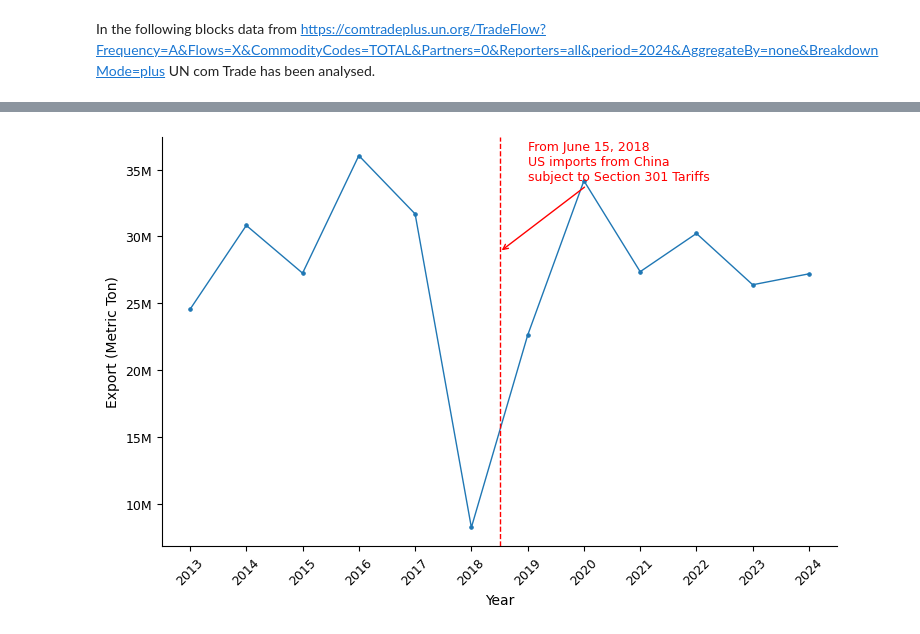
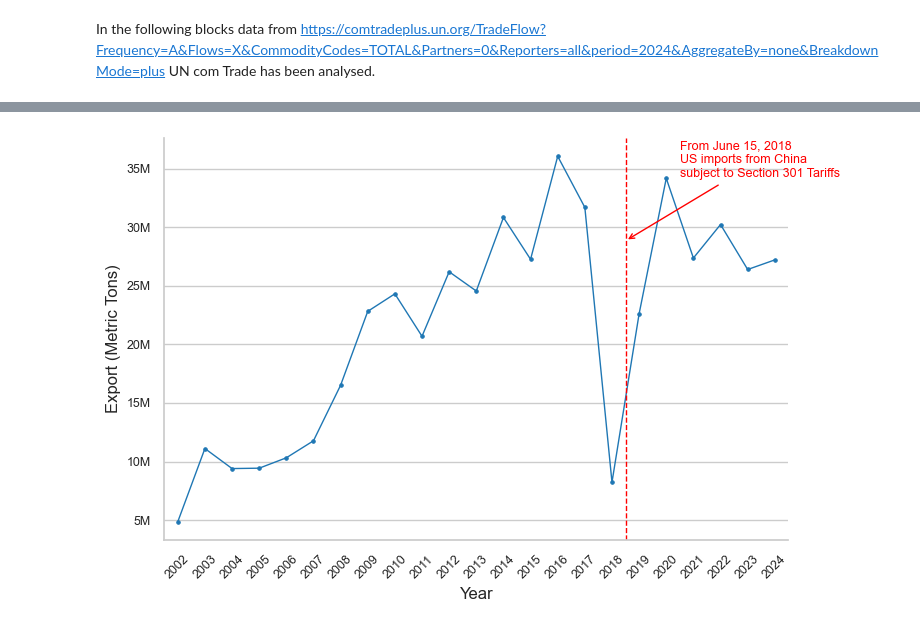
Before and after one commit to MustakAhmad08/tariff_war, a Jupyter notebook: notebook/tariff.ipynb, the cells around one changed output, grey strips where cells are left out. Saved outputs shown, nothing was run; the diff lists cells and outputs as text; code cells hidden in the pictures.

Commit message:
Updated tariff notebook

```diff
--- a/notebook/tariff.ipynb
+++ b/notebook/tariff.ipynb
@@ -212,47 +206,69 @@ df_long.to_csv('/Users/mustakahmad/Library/CloudStorage/OneDrive-purdue.edu/FACA
 # %%
-# Create the point plot
+import pandas as pd
+import seaborn as sns
+import matplotlib.pyplot as plt
+import matplotlib.ticker as ticker  # ✅ Required for y-axis formatting
+
+# --- Load your dataset (ensure this is already done) ---
+# df_usda = pd.read_csv("your_file.csv")  # or pd.read_excel(...)
+
+# --- Clean and prepare ---
+df_usda['Year'] = pd.to_numeric(df_usda['Year'], errors='coerce')
+df_usda['MT'] = pd.to_numeric(df_usda['MT'], errors='coerce')
+df_usda = df_usda.dropna(subset=['Year', 'MT'])  # Remove rows with missing values
+
+# Sort by Year
+df_usda = df_usda.sort_values(by='Year').reset_index(drop=True)
+
+# Rename MT column
+df_usda = df_usda.rename(columns={'MT': 'Export_Usa_china_MT'})
+
+# Convert Year to string for categorical x-axis
+df_usda['Year_str'] = df_usda['Year'].astype(int).astype(str)
+
+# --- Create point plot ---
 g_USDA = sns.catplot(
-    data=df_long,
-    x="Year",
-    y="Quantity",
-    kind="point",
+    data=df_usda,
+    x='Year_str',
+    y='Export_Usa_china_MT',
+    kind='point',
     height=5,
     aspect=1.5,
     linewidth=1,
     markers='o',
-    color="#1f77b4"  # Optional: consistent line color
+    color="#1f77b4"
 )
 
 # Format y-axis to millions
 g_USDA.ax.yaxis.set_major_formatter(ticker.FuncFormatter(lambda x, _: f'{x/1e6:.0f}M'))
 
-# Rotate x-tick labels
+# Rotate x-tick labels and set font sizes
 g_USDA.set_xticklabels(rotation=45, fontsize=9)
 g_USDA.ax.tick_params(axis='y', labelsize=9)
 
-# Axis labels
-g_USDA.set(xlabel='Year', ylabel='Export (Metric Ton)')
+# Set labels
+g_USDA.set(xlabel='Year', ylabel='Export (Metric Tons)')
 
-# Titles and layout
-# g_USDA.ax.set_title("Production Trend with Section 301 Tariff Event", fontsize=14, fontweight='bold', pad=20)
+# --- Add Section 301 Tariff event line and annotation ---
+event_year = 2018
+if str(event_year) in df_usda['Year_str'].values:
+    event_x = df_usda['Year_str'].tolist().index(str(event_year))
+    g_USDA.ax.axvline(x=event_x + 0.5, color='red', linestyle='--', linewidth=1)
 
-# Add vertical line for June 15, 2018 event (aligned with 2018 on x-axis)
-g_USDA.ax.axvline(x=5.5, color='red', linestyle='--', linewidth=1)
+    # Add annotation
+    g_USDA.ax.annotate(
+        "From June 15, 2018\nUS imports from China\nsubject to Section 301 Tariffs",
+        xy=(event_x + 0.5, df_usda['Export_Usa_china_MT'].max() * 0.8),
+        xytext=(event_x + 2.5, df_usda['Export_Usa_china_MT'].max() * 0.95),
+        arrowprops=dict(arrowstyle='->', color='red', lw=1),
+        fontsize=9,
+        color='red',
+        ha='left'
+    )
 
-# Add annotation
-g_USDA.ax.annotate(
-    "From June 15, 2018\nUS imports from China\nsubject to Section 301 Tariffs",
-    xy=(5.5, df_long['Quantity'].max()*0.8),
-    xytext=(6, df_long['Quantity'].max()*.95),
-    arrowprops=dict(arrowstyle='->', color='red', lw=1),
-    fontsize=9,
-    color='red',
-    ha='left'
-)
-
-# Tight layout and show
+# Final layout
 plt.tight_layout()
 plt.show()
 # %% [output]
-[figure, old version]
+[figure, new version]
 # %%
```
Also changed, not shown: parts of 22 cells of this notebook.
